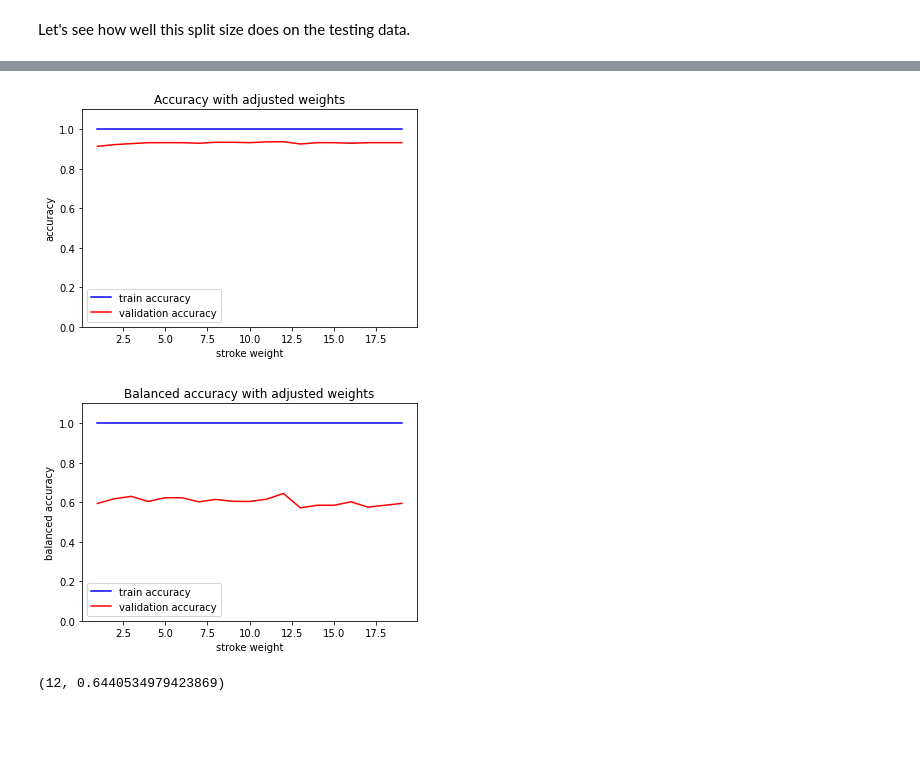
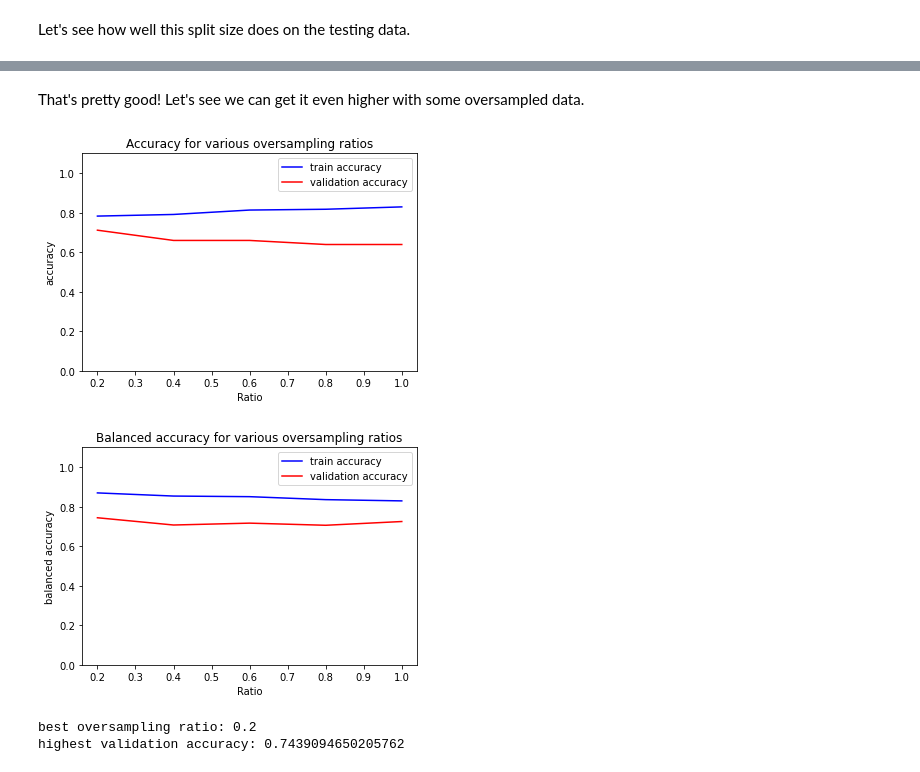
Before and after one commit to koenc100/Project-AI-minor, a Jupyter notebook: code/Decision Tree Random Forest.ipynb, the cells around one changed output, grey strips where cells are left out. Saved outputs shown, nothing was run; the diff lists cells and outputs as text; code cells hidden in the pictures; blank space fills up the shorter version.

```diff
--- a/code/Decision Tree Random Forest.ipynb
+++ b/code/Decision Tree Random Forest.ipynb
@@ -591,10 +626,18 @@ Considering our data is very unbalanced it might also help to give the stroke cl
-# %%
-# Create a list with titles to plot the accuracies for different class weights
-titles = ['Accuracy with adjusted weights', 'Balanced accuracy with adjusted weights']
-
-# Try a range of weights for the stroke class between 1 and 20 and plot the accuracies
-try_upgrade(1, 20, 1, data_model, titles, 'stroke weight', model = DecisionTreeClassifier, upgrade="class_weight")
-# %% [output]
-[figure, removed]
-[figure, removed]
-(12, 0.6440534979423869)
+# %% [markdown]
+That's pretty good! Let's see we can get it even higher with some oversampled data.
+# %%
+from oversampling import smote_loop
+from data_processing import one_hot_encode
+
+# Load the normalized data without one-hot encoding
+data = prepare_data('healthcare-dataset-stroke-data.csv', one_hot = False,
+                         binary = False, normalize = True)
+
+# Split the data into training and testing data
+train_data, test_data, train_labels, test_labels = split_data(data, split_size=(0.8, 0.2))
+
+test_data = one_hot_encode(test_data)
+#test_labels = one_hot_encode(test_labels)
+
+# Create the oversampled data with its labels and ratios
+list_data, list_labels, list_ratio = smote_loop(train_data, train_labels, 0.2, 1.1, 0.2)
@@ -600,0 +647,46 @@ try_upgrade(1, 20, 1, data_model, titles, 'stroke weight', model = DecisionTreeC
+# %%
+#print(train_data.head())
+#print(over_data.head())
+
+training_accuracy = []
+vali_accuracy = []
+training_accuracy_balanced = []
+vali_accuracy_balanced = []
+
+for data_index, sampled_data in enumerate(list_data):
+
+    # Create a tuple of all data necessary
+    data = sampled_data, list_labels[data_index], test_data, test_labels
+
+    # Train a forest with this best split
+    training_predictions, test_predictions = resampled_forest(data, 10)
+
+    # Print the accuracies
+    train_acc, train_bal_acc = get_metrics(list_labels[data_index], training_predictions)
+    val_acc, val_bal_acc = get_metrics(test_labels, test_predictions)
+
+    # Append the accuracies to the lists
+    training_accuracy.append(train_acc)
+    training_accuracy_balanced.append(train_bal_acc)
+    vali_accuracy.append(val_acc)
+    vali_accuracy_balanced.append(val_bal_acc)
+
+
+# Plot the findings with the plot_accuracy function
+plot_accuracy(list_ratio, training_accuracy, vali_accuracy, 'Accuracy for various oversampling ratios', 'Ratio')
+plot_accuracy(list_ratio, training_accuracy_balanced, vali_accuracy_balanced,
+              'Balanced accuracy for various oversampling ratios', 'Ratio', 'balanced accuracy')
+
+# Find the best split by getting the maximum balanced validation accuracy
+index_max = np.argmax(vali_accuracy_balanced)
+best_ratio = list_ratio[index_max]
+high_val = vali_accuracy_balanced[index_max]
+
+
+print(f'best oversampling ratio: {best_ratio}')
+print(f'highest validation accuracy: {high_val}')
+# %% [output]
+[figure, added]
+[figure, added]
+best oversampling ratio: 0.2
+highest validation accuracy: 0.7439094650205762
```
Also changed, not shown: parts of 17 cells of this notebook.
